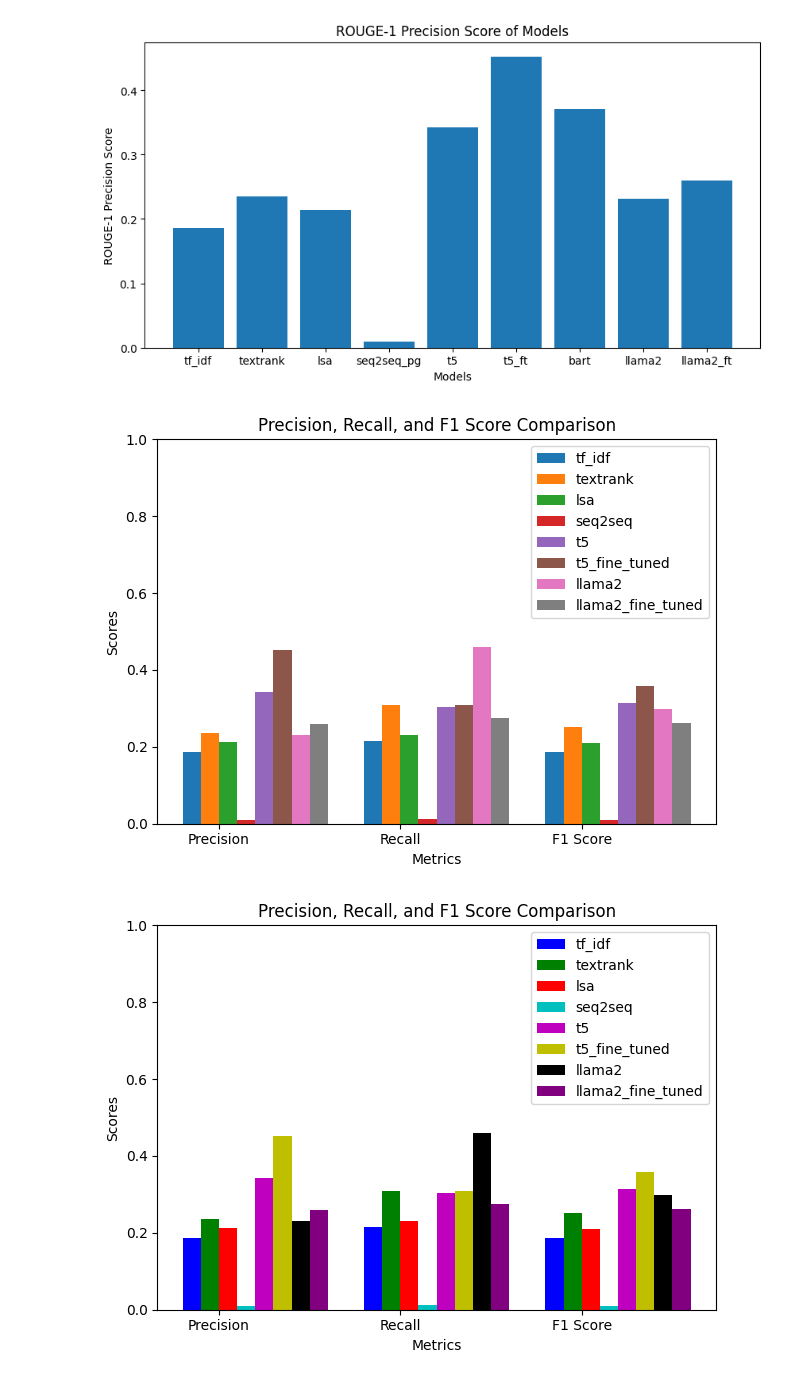
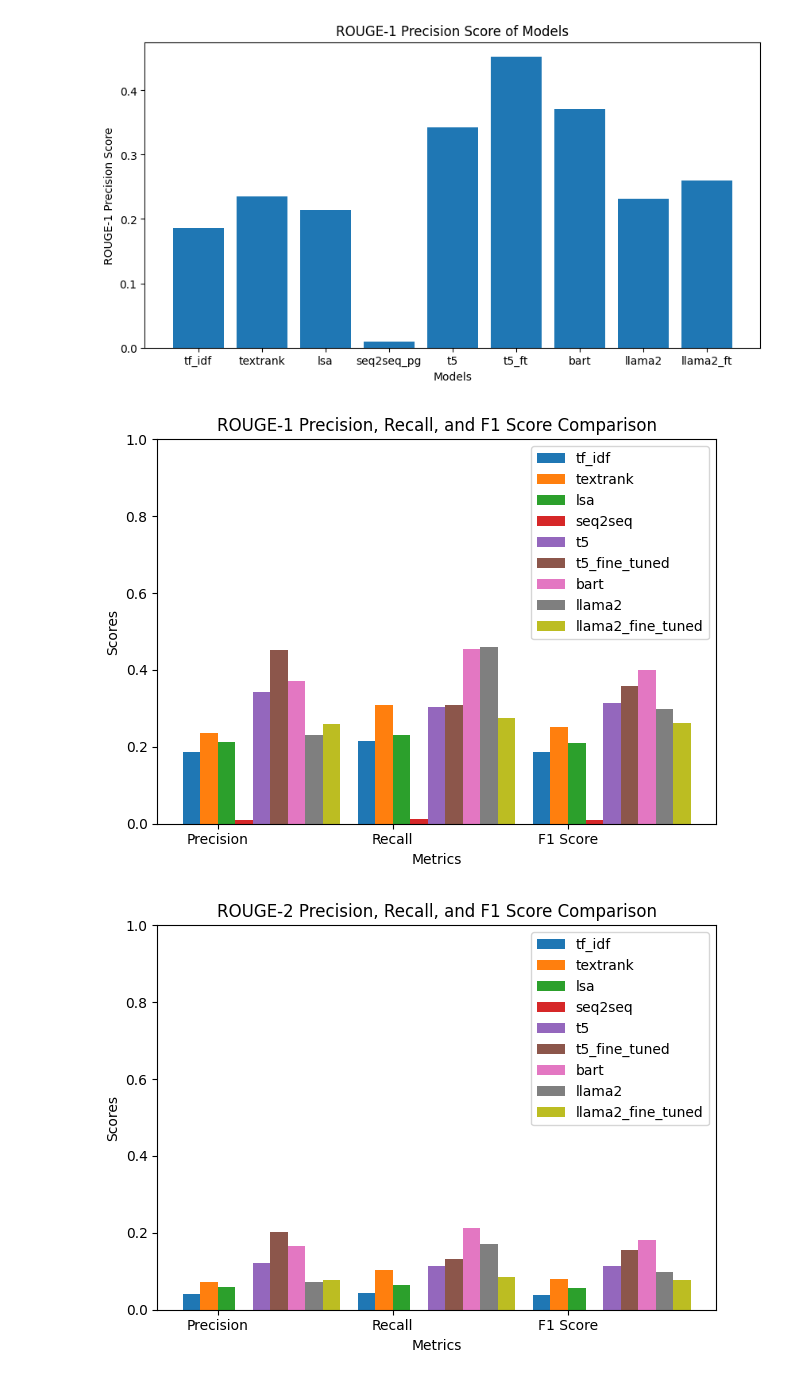
Before and after one commit to vijayjawali/aroha, a Jupyter notebook: utils/metrics.ipynb, the cells around one changed output. Saved outputs shown, nothing was run; the diff lists cells and outputs as text; code cells hidden in the pictures.

```diff
--- a/utils/metrics.ipynb
+++ b/utils/metrics.ipynb
@@ -525,10 +524,7 @@ plt.show()
 # %% [output]
 [figure]
 # %%
-import numpy as np
-import matplotlib.pyplot as plt
-
-models = ['tf_idf','textrank','lsa','seq2seq','t5', 't5_fine_tuned', 'llama2', 'llama2_fine_tuned']
+models = ['tf_idf','textrank','lsa','seq2seq','t5', 't5_fine_tuned','bart', 'llama2', 'llama2_fine_tuned']
 metrics = ['Precision', 'Recall', 'F1 Score']
 scores = {
     'tf_idf': [tf_idf_rouge_1_precision, tf_idf_rouge_1_recall, tf_idf_rouge_1_f1_score],
@@ -537,6 +533,7 @@ scores = {
     'seq2seq': [seq2seq_pg_rouge_1_precision, seq2seq_pg_rouge_1_recall, seq2seq_pg_rouge_1_f1_score],
     't5': [t5_rouge_1_precision, t5_rouge_1_recall, t5_rouge_1_f1_score],
     't5_fine_tuned': [t5_fine_tuned_rouge_1_precision, t5_fine_tuned_rouge_1_recall, t5_fine_tuned_rouge_1_f1_score],
+    'bart': [bart_rouge_1_precision, bart_rouge_1_recall, bart_rouge_1_f1_score],
     'llama2': [llama2_rouge_1_precision, llama2_rouge_1_recall, llama2_rouge_1_f1_score],
     'llama2_fine_tuned': [llama2_fine_tuned_rouge_1_precision, llama2_fine_tuned_rouge_1_recall, llama2_fine_tuned_rouge_1_f1_score]
 }
@@ -551,7 +548,7 @@ for i, model in enumerate(models):
 
 plt.xlabel('Metrics')
 plt.ylabel('Scores')
-plt.title('Precision, Recall, and F1 Score Comparison')
+plt.title('ROUGE-1 Precision, Recall, and F1 Score Comparison')
 plt.xticks(pos, metrics)
 plt.legend()
 plt.ylim(0, 1.0)
@@ -559,46 +556,38 @@ plt.ylim(0, 1.0)
 plt.tight_layout()
 plt.show()
 # %% [output]
-[figure, old version]
+[figure, new version]
 # %%
-colors = {
-    'tf_idf': 'b',
-    'textrank': 'g',
-    'lsa': 'r',
-    'seq2seq': 'c',
-    't5': 'm',
-    't5_fine_tuned': 'y',
-    'llama2': 'k',
-    'llama2_fine_tuned': 'purple'
-}
-
+models = ['tf_idf','textrank','lsa','seq2seq','t5', 't5_fine_tuned','bart', 'llama2', 'llama2_fine_tuned']
+metrics = ['Precision', 'Recall', 'F1 Score']
 scores = {
-    'tf_idf': [tf_idf_rouge_1_precision, tf_idf_rouge_1_recall, tf_idf_rouge_1_f1_score],
-    'textrank': [textrank_rouge_1_precision, textrank_rouge_1_recall, textrank_rouge_1_f1_score],
-    'lsa': [lsa_rouge_1_precision, lsa_rouge_1_recall, lsa_rouge_1_f1_score],
-    'seq2seq': [seq2seq_pg_rouge_1_precision, seq2seq_pg_rouge_1_recall, seq2seq_pg_rouge_1_f1_score],
-    't5': [t5_rouge_1_precision, t5_rouge_1_recall, t5_rouge_1_f1_score],
-    't5_fine_tuned': [t5_fine_tuned_rouge_1_precision, t5_fine_tuned_rouge_1_recall, t5_fine_tuned_rouge_1_f1_score],
-    'llama2': [llama2_rouge_1_precision, llama2_rouge_1_recall, llama2_rouge_1_f1_score],
-    'llama2_fine_tuned': [llama2_fine_tuned_rouge_1_precision, llama2_fine_tuned_rouge_1_recall, llama2_fine_tuned_rouge_1_f1_score]
-}
-
-models = ['tf_idf', 'textrank', 'lsa', 'seq2seq', 't5', 't5_fine_tuned', 'llama2', 'llama2_fine_tuned']
-metrics = ['Precision', 'Recall', 'F1 Score']
+    'tf_idf': [tf_idf_rouge_2_precision, tf_idf_rouge_2_recall, tf_idf_rouge_2_f1_score],
+    'textrank': [textrank_rouge_2_precision, textrank_rouge_2_recall, textrank_rouge_2_f1_score],
+    'lsa': [lsa_rouge_2_precision, lsa_rouge_2_recall, lsa_rouge_2_f1_score],
+    'seq2seq': [seq2seq_pg_rouge_2_precision, seq2seq_pg_rouge_2_recall, seq2seq_pg_rouge_2_f1_score],
+    't5': [t5_rouge_2_precision, t5_rouge_2_recall, t5_rouge_2_f1_score],
+    't5_fine_tuned': [t5_fine_tuned_rouge_2_precision, t5_fine_tuned_rouge_2_recall, t5_fine_tuned_rouge_2_f1_score],
+    'bart': [bart_rouge_2_precision, bart_rouge_2_recall, bart_rouge_2_f1_score],
+    'llama2': [llama2_rouge_2_precision, llama2_rouge_2_recall, llama2_rouge_2_f1_score],
+    'llama2_fine_tuned': [llama2_fine_tuned_rouge_2_precision, llama2_fine_tuned_rouge_2_recall, llama2_fine_tuned_rouge_2_f1_score]
+    }
 
 bar_width = 0.1
 pos = np.arange(len(metrics))
 
+
+
 for i, model in enumerate(models):
-    plt.bar(pos - bar_width * 1.5 + i * bar_width, scores[model], bar_width, label=model, color=colors[model])
+    plt.bar(pos - bar_width * 1.5 + i * bar_width, scores[model], bar_width, label=model)
 
 plt.xlabel('Metrics')
 plt.ylabel('Scores')
-plt.title('Precision, Recall, and F1 Score Comparison')
+plt.title('ROUGE-2 Precision, Recall, and F1 Score Comparison')
 plt.xticks(pos, metrics)
 plt.legend()
 plt.ylim(0, 1.0)
+
 plt.tight_layout()
 plt.show()
 # %% [output]
-[figure, old version]
+[figure, new version]
```
Also changed, not shown: parts of 3 cells of this notebook, 9 other files.
